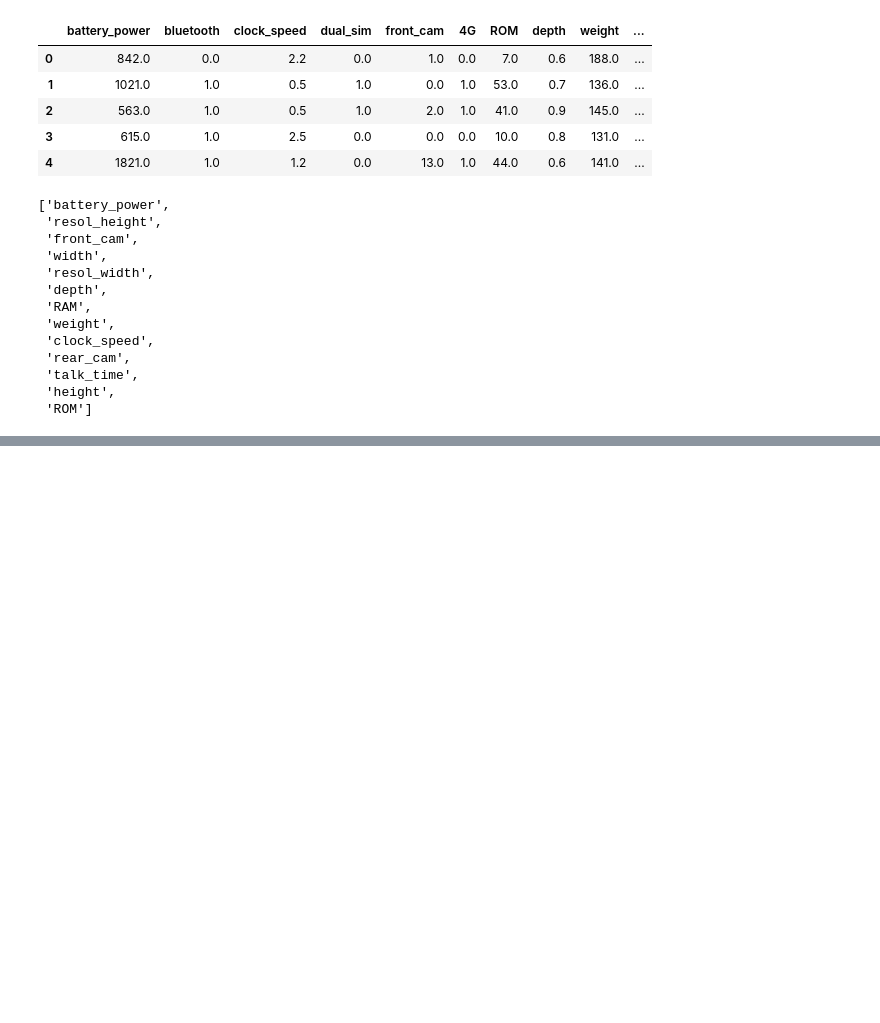
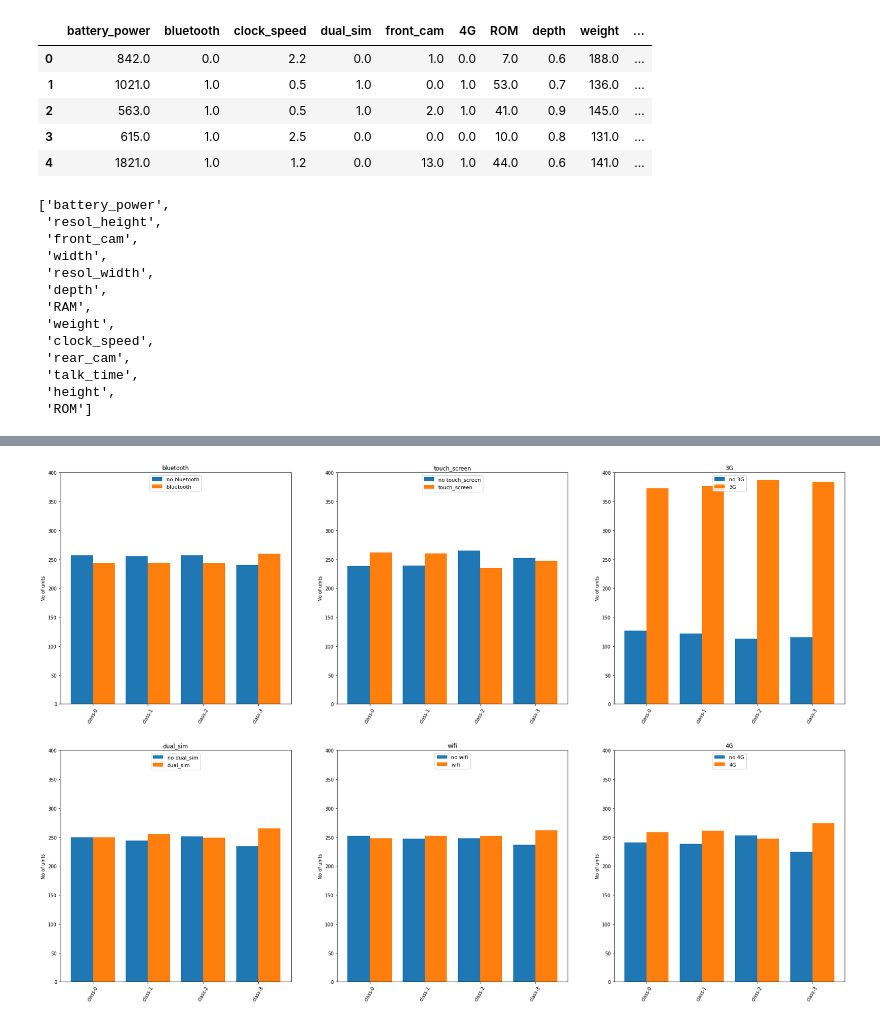
Before and after one commit to SIDPATEL-9496/Mobile-Prediction-Analysis, a Jupyter notebook: Untitled6.ipynb, the cells around one changed output, grey strips where cells are left out. Cells and saved outputs as stored; diff of their text form; code cells hidden in the pictures; blank space fills up the shorter version.

```diff
--- a/Untitled6.ipynb
+++ b/Untitled6.ipynb
@@ -195,0 +228,30 @@ numerical
+# %%
+categorical = ['bluetooth',  'touch_screen', '3G', 'dual_sim', 'wifi', '4G']
+# %%
+# Creating df according to price_range
+df_0 = df[df['price_range'] == 0]
+df_1 = df[df['price_range'] == 1]
+df_2 = df[df['price_range'] == 2]
+df_3 = df[df['price_range'] == 3]
+z=0
+
+# Creating stacked bar charts for each categorical feature wrt price range
+fig, axes = plt.subplots(2, 3,figsize=(30,20))
+
+for i in range(2):
+    for j in range(3):
+        col = categorical[z]
+        z+=1
+        if col!='cores':
+            plt.sca(axes[i][j])
+            plt.bar(x=[-0.2,0.8,1.8,2.8], height = [df_0[col].value_counts().sort_index()[0],df_1[col].value_counts().sort_index()[0],df_2[col].value_counts().sort_index()[0],df_3[col].value_counts().sort_index()[0]],
+                  label = 'no '+col, width = 0.4)
+            plt.bar(x=[0.2,1.2,2.2,3.2], height = [df_0[col].value_counts().sort_index()[1],df_1[col].value_counts().sort_index()[1],df_2[col].value_counts().sort_index()[1],df_3[col].value_counts().sort_index()[1]],
+                  label = col,width = 0.4)
+            plt.title(col)
+            plt.legend(fontsize = 11, loc = 'upper center')
+            plt.xticks([0,1,2,3],['class-0','class-1','class-2','class-3'], rotation = 60)
+            plt.ylabel('No of units')
+            plt.ylim(0,400)
+# %% [output]
+[figure, added]
```
Also changed, not shown: parts of 39 cells of this notebook.
